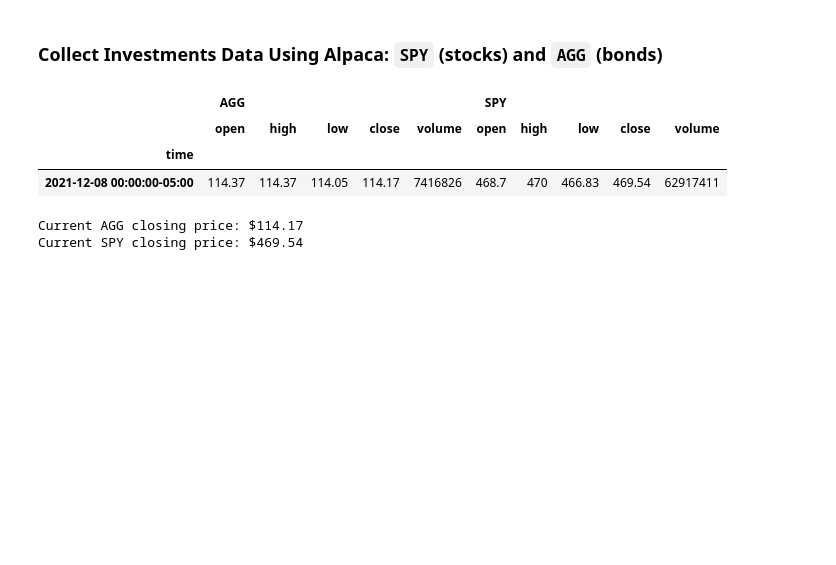
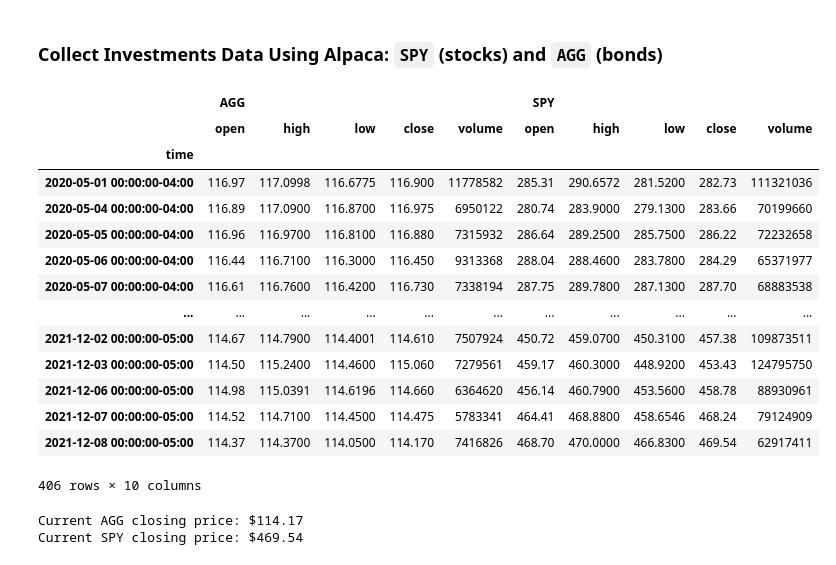
Before and after one commit to brilliantlyc/Financial_Planning, a Jupyter notebook: financial-planner.ipynb, the cells around one changed output. Cells and saved outputs as stored; diff of their text form; code cells hidden in the pictures; blank space fills up the shorter version.

```diff
--- a/financial-planner.ipynb
+++ b/financial-planner.ipynb
@@ -116,29 +116,41 @@ api = tradeapi.REST(
 )
 # %%
 # Format current date as ISO format
-today = pd.Timestamp("2021-12-08", tz="America/New_York").isoformat()
+start_date = pd.Timestamp("2020-05-01", tz="America/New_York").isoformat()
+current_date = pd.Timestamp("2021-12-08", tz="America/New_York").isoformat()
 
 # Set the tickers
 tickers = ["AGG", "SPY"]
 
 # Set timeframe to '1D' for Alpaca API
 timeframe = "1D"
 
 # Get current closing prices for SPY and AGG
 # (use a limit=1000 parameter to call the most recent 1000 days of data)
 df_portfolio = api.get_barset(
     tickers,
     timeframe,
-    start=today,
-    end=today,
+    start=start_date,
+    end=current_date,
     limit=1000
 ).df
 
 # Preview DataFrame
 df_portfolio
 # %% [output]
 |  | AGG |  |  |  |  | SPY |  |  |  |  |
 |  | open | high | low | close | volume | open | high | low | close | volume |
 | time |  |  |  |  |  |  |  |  |  |  |
-| 2021-12-08 00:00:00-05:00 | 114.37 | 114.37 | 114.05 | 114.17 | 7416826 | 468.7 | 470 | 466.83 | 469.54 | 62917411 |
+| 2020-05-01 00:00:00-04:00 | 116.97 | 117.0998 | 116.6775 | 116.900 | 11778582 | 285.31 | 290.6572 | 281.5200 | 282.73 | 111321036 |
+| 2020-05-04 00:00:00-04:00 | 116.89 | 117.0900 | 116.8700 | 116.975 | 6950122 | 280.74 | 283.9000 | 279.1300 | 283.66 | 70199660 |
+| 2020-05-05 00:00:00-04:00 | 116.96 | 116.9700 | 116.8100 | 116.880 | 7315932 | 286.64 | 289.2500 | 285.7500 | 286.22 | 72232658 |
+| 2020-05-06 00:00:00-04:00 | 116.44 | 116.7100 | 116.3000 | 116.450 | 9313368 | 288.04 | 288.4600 | 283.7800 | 284.29 | 65371977 |
+| 2020-05-07 00:00:00-04:00 | 116.61 | 116.7600 | 116.4200 | 116.730 | 7338194 | 287.75 | 289.7800 | 287.1300 | 287.70 | 68883538 |
+| ... | ... | ... | ... | ... | ... | ... | ... | ... | ... | ... |
+| 2021-12-02 00:00:00-05:00 | 114.67 | 114.7900 | 114.4001 | 114.610 | 7507924 | 450.72 | 459.0700 | 450.3100 | 457.38 | 109873511 |
+| 2021-12-03 00:00:00-05:00 | 114.50 | 115.2400 | 114.4600 | 115.060 | 7279561 | 459.17 | 460.3000 | 448.9200 | 453.43 | 124795750 |
+| 2021-12-06 00:00:00-05:00 | 114.98 | 115.0391 | 114.6196 | 114.660 | 6364620 | 456.14 | 460.7900 | 453.5600 | 458.78 | 88930961 |
+| 2021-12-07 00:00:00-05:00 | 114.52 | 114.7100 | 114.4500 | 114.475 | 5783341 | 464.41 | 468.8800 | 458.6546 | 468.24 | 79124909 |
+| 2021-12-08 00:00:00-05:00 | 114.37 | 114.3700 | 114.0500 | 114.170 | 7416826 | 468.70 | 470.0000 | 466.8300 | 469.54 | 62917411 |
+406 rows × 10 columns
 # %%
```
Also changed, not shown: parts of 9 cells of this notebook.
